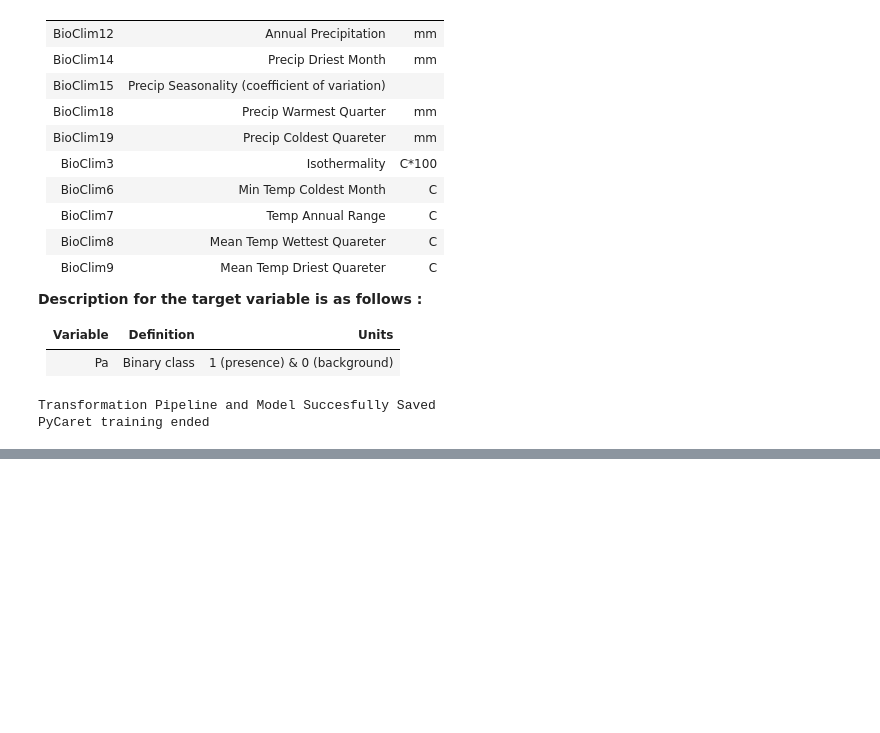
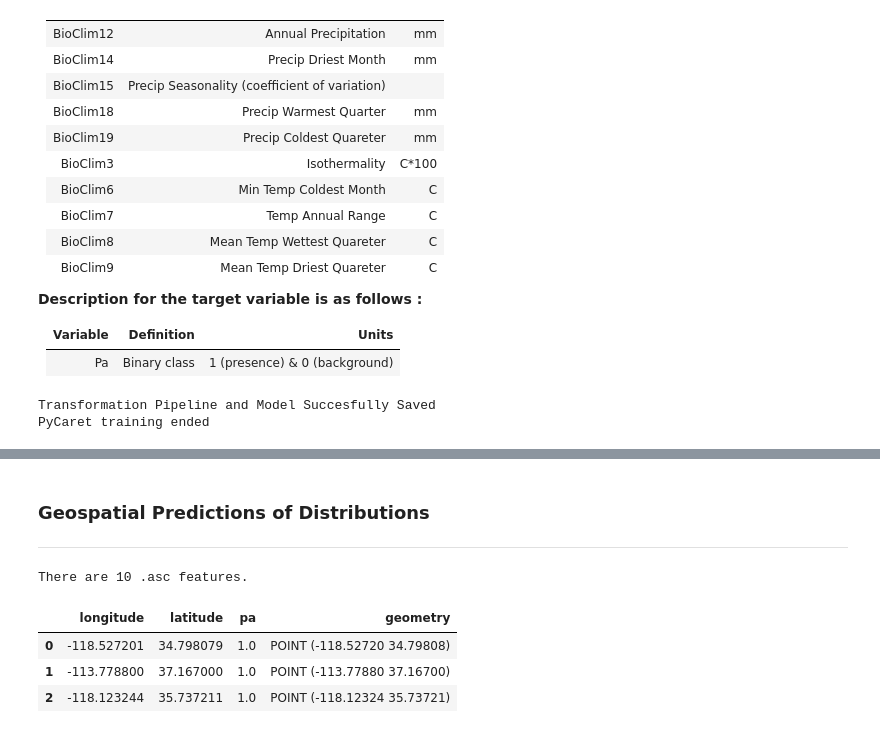
Before and after one commit to daniel-furman/ensemble-climate-projections, a Jupyter notebook: Comparing_MLs.ipynb, the cells around one changed output, grey strips where cells are left out. Drawn from its saved outputs; the diff is of its cells as text; code cells hidden in the pictures; blank space fills up the shorter version.

```diff
--- a/Comparing_MLs.ipynb
+++ b/Comparing_MLs.ipynb
@@ -106,0 +107,3 @@ f_score # F-statistic for the models above, as well as the PyCaret blended model
+# %% [markdown]
+### Geospatial Predictions of Distributions
+---
@@ -106,0 +113,17 @@ f_score # F-statistic for the models above, as well as the PyCaret blended model
+# %%
+import glob
+import geopandas as gpd
+import rasterio
+import matplotlib.pyplot as plt
+
+explanatory_rasters = sorted(glob.glob('xantusia-data-main/train_tifs/bclim*.asc')) # grab filepath names
+print('\nThere are', len(explanatory_rasters), '.asc features.')
+response_data = gpd.GeoDataFrame.from_file('xantusia-data-main/points_xv/points_xv.shp')
+# grab geojson of presences/absences
+response_data.head(3)
+# %% [output]
+There are 10 .asc features.
+|  | longitude | latitude | pa | geometry |
+| 0 | -118.527201 | 34.798079 | 1.0 | POINT (-118.52720 34.79808) |
+| 1 | -113.778800 | 37.167000 | 1.0 | POINT (-113.77880 37.16700) |
+| 2 | -118.123244 | 35.737211 | 1.0 | POINT (-118.12324 35.73721) |
```
Also changed, not shown: parts of 8 cells of this notebook, 1 other file.
